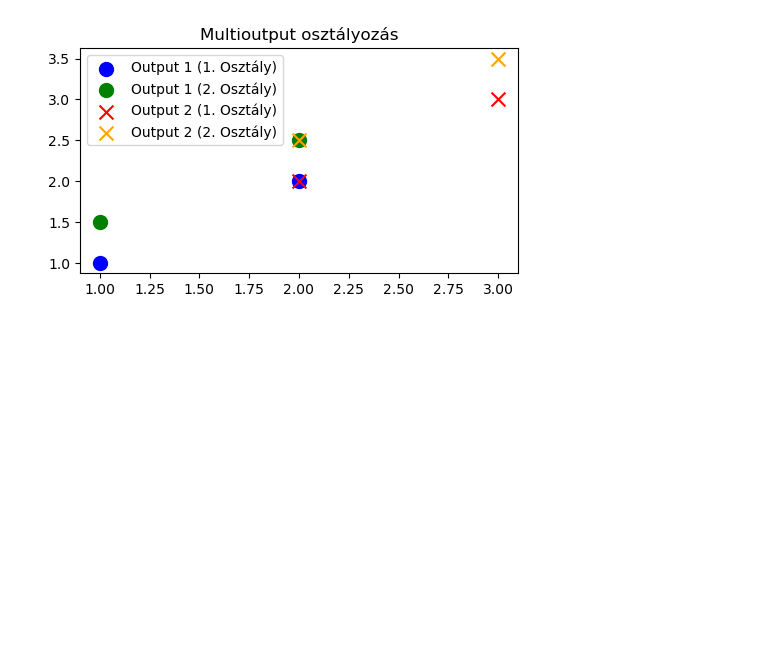
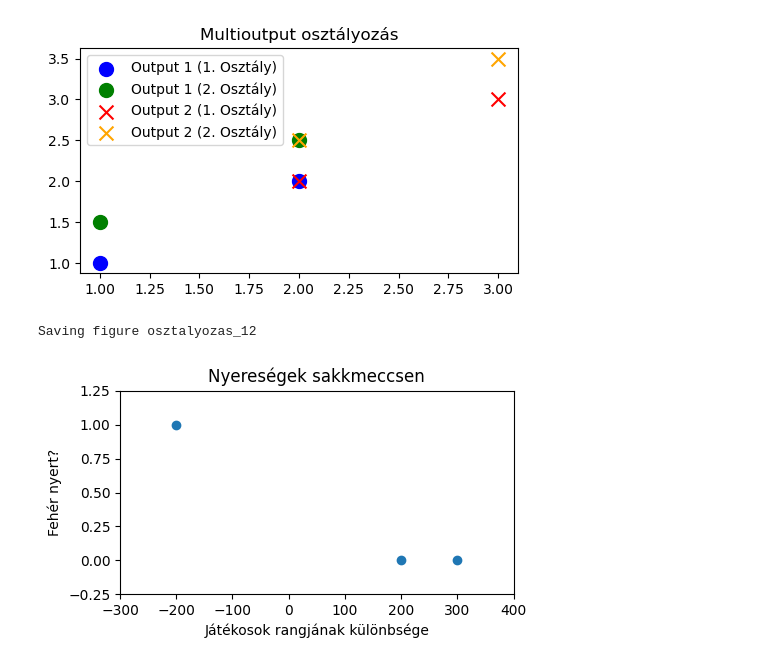
Before and after one commit to basictask/Elemzesmodszertan, a Jupyter notebook: 2_classification/doc/images/2_classification.ipynb, the cells around one changed output. Drawn from its saved outputs; the diff is of its cells as text; code cells hidden in the pictures; blank space fills up the shorter version.

```diff
--- a/2_classification/doc/images/2_classification.ipynb
+++ b/2_classification/doc/images/2_classification.ipynb
@@ -78,3 +80,19 @@ Saving figure osztalyozas_9
 [figure]
 Saving figure osztalyozas_10
 [figure]
+# %%
+x = [200, -200, 300]
+y = [0, 1, 0]
+
+plt.figure(figsize=(5,3))
+plt.scatter(x, y)
+plt.title('Nyereségek sakkmeccsen')
+plt.ylabel('Fehér nyert?')
+plt.xlabel('Játékosok rangjának különbsége')
+plt.xlim([min(x) - 100, max(x) + 100])
+plt.ylim([-.25, 1.25])
+save_fig('osztalyozas_12')
+plt.show()
+# %% [output]
+Saving figure osztalyozas_12
+[figure, added]
```
Also changed, not shown: parts of 3 cells of this notebook, 10 other files.
